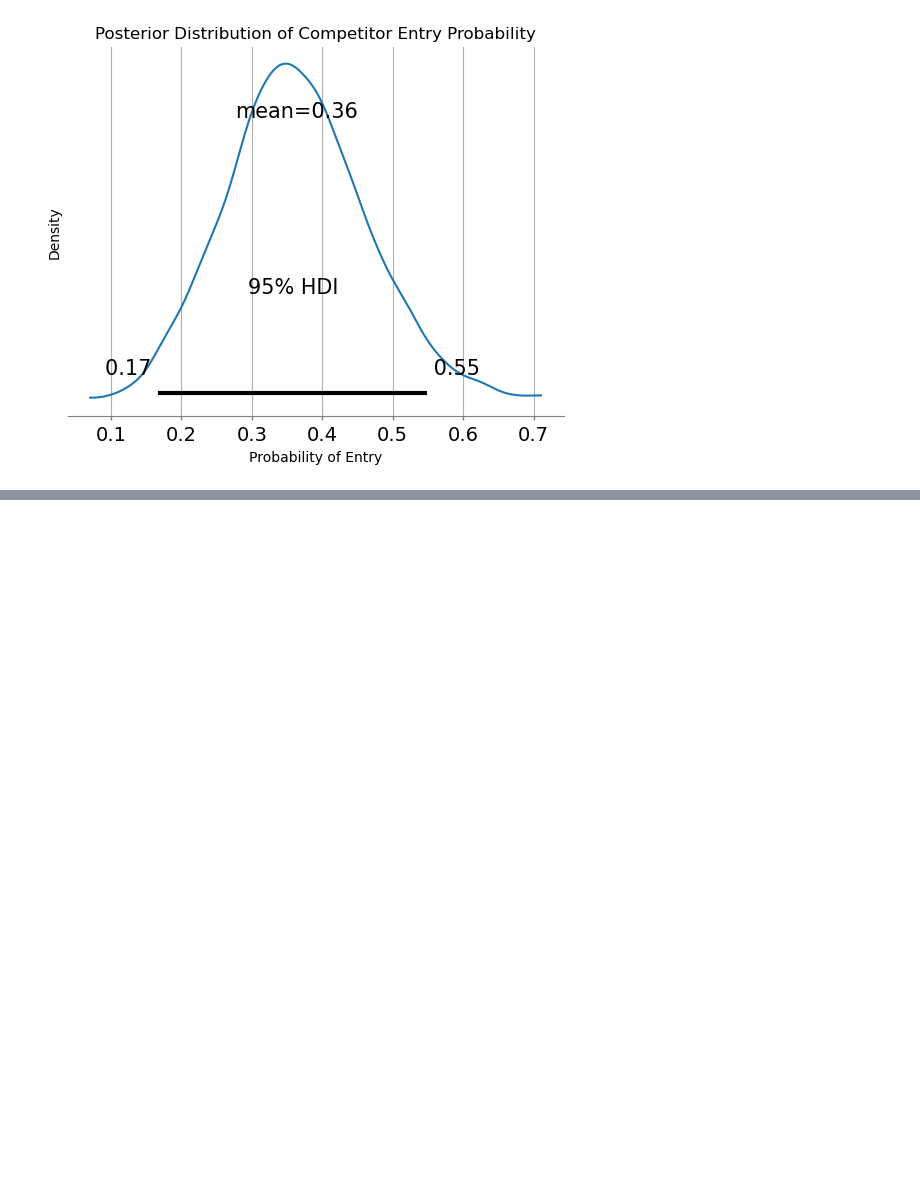
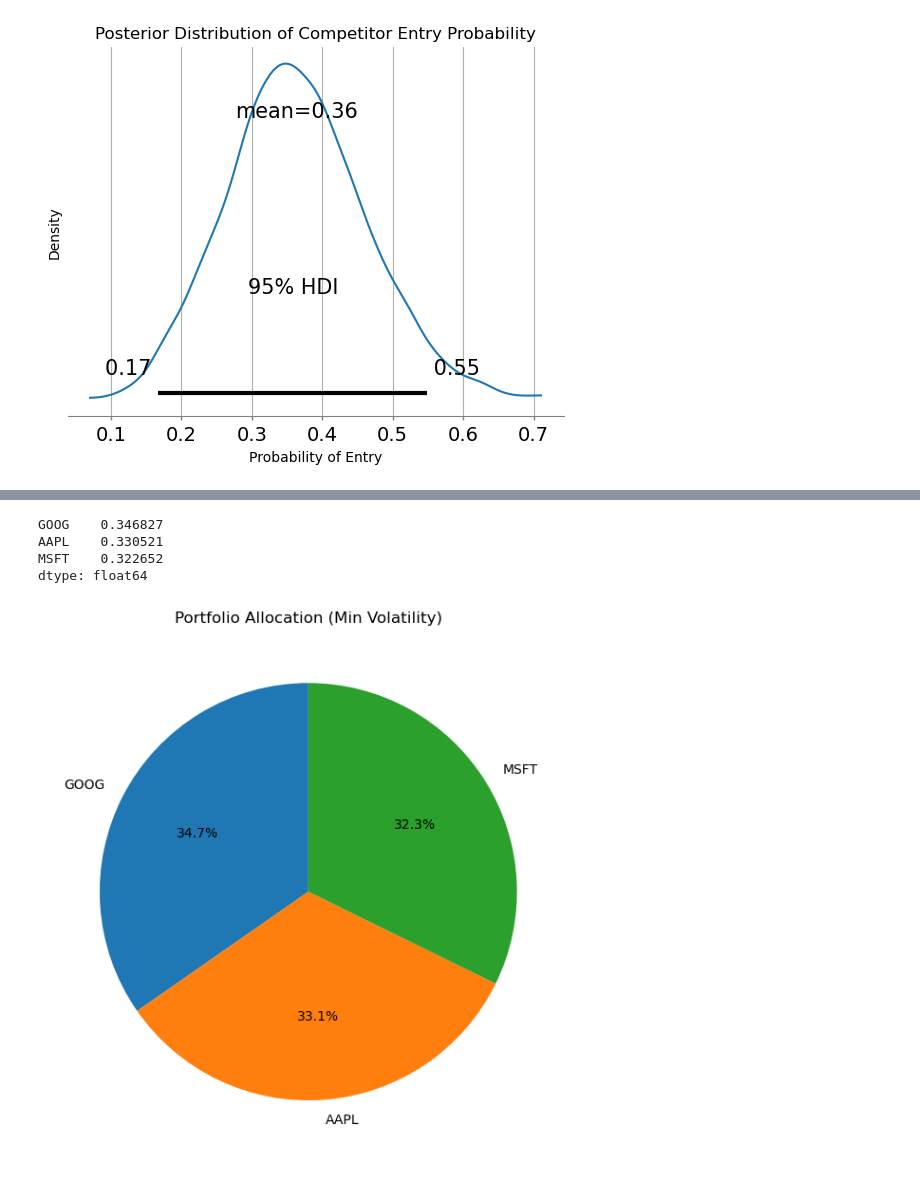
Before and after one commit to abbyturi/risk_analysis_mock, a Jupyter notebook: notebooks/competition_and_data.ipynb, the cells around one changed output, grey strips where cells are left out. Saved outputs shown, nothing was run; the diff lists cells and outputs as text; code cells hidden in the pictures; blank space fills up the shorter version.

Commit message:
Added more models.

```diff
--- a/notebooks/competition_and_data.ipynb
+++ b/notebooks/competition_and_data.ipynb
@@ -79,0 +216,32 @@ plt.show()
+# %%
+from pypfopt.efficient_frontier import EfficientFrontier
+from pypfopt.risk_models import CovarianceShrinkage
+from pypfopt.expected_returns import mean_historical_return
+import yfinance as yf
+
+tickers = ["AAPL", "MSFT", "GOOG"]
+data = yf.download(tickers, start="2020-01-01", end="2024-01-01") #["Adj Close"]
+
+price_data = data['Close']
+
+#Calculates the expected annual return (mean) for each asset using historical prices.
+#Assumes daily data and annualizes it using compounding.
+mu = mean_historical_return(price_data)
+
+#Estimates the annualized covariance matrix of asset returns.
+#Uses the Ledoit-Wolf shrinkage method,
+#which stabilizes covariance estimation (less sensitive to outliers and noise than plain sample covariance).
+S = CovarianceShrinkage(price_data).ledoit_wolf()
+
+#Constructs a mean-variance optimizer.
+ef = EfficientFrontier(mu, S)
+
+#min_volatility() tells it to find the portfolio weights that
+#minimize total portfolio risk (volatility), without considering return.
+weights = ef.min_volatility()
+
+#Calculates and prints portfolio performance metrics:
+# - Expected annual return
+# - Annual volatility
+# - Sharpe ratio (risk-adjusted return)
+ef.portfolio_performance(verbose=True)
@@ -79,0 +256,19 @@ plt.show()
+# %%
+#To check the weights of my portfolio.
+
+weights_df = pd.Series(weights).sort_values(ascending=False)
+print(weights_df)
+# %% [output]
+GOOG    0.346827
+AAPL    0.330521
+MSFT    0.322652
+dtype: float64
+# %%
+#Pie chart
+weights_df.plot.pie(autopct='%1.1f%%', figsize=(6, 6), startangle=90)
+plt.title("Portfolio Allocation (Min Volatility)")
+plt.ylabel("")  # hide y-label
+plt.tight_layout()
+plt.show()
+# %% [output]
+[figure, added]
```
Also changed, not shown: parts of 19 cells of this notebook.
